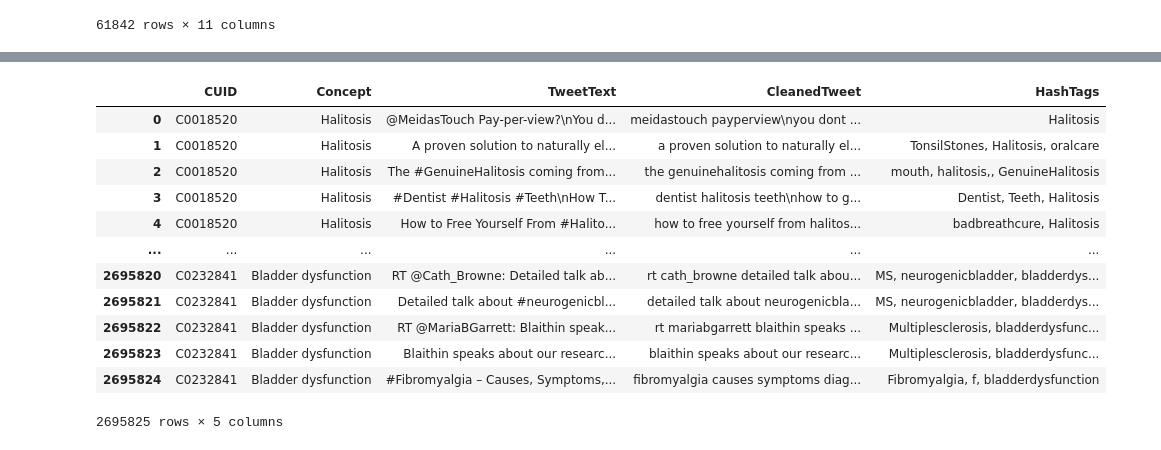
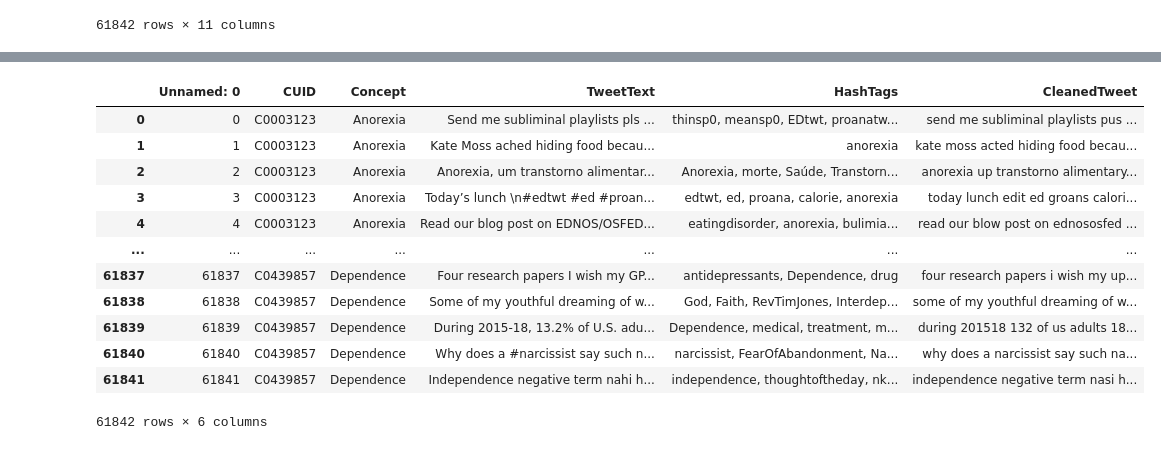
Before and after one commit to Nagmashaik123/MedConcepts, a Jupyter notebook: FinalConcatination.ipynb, the cells around one changed output, grey strips where cells are left out. Cells and saved outputs as stored; diff of their text form; code cells hidden in the pictures.

```diff
--- a/FinalConcatination.ipynb
+++ b/FinalConcatination.ipynb
@@ -53,24 +55,25 @@ df.to_csv('concatFile1.csv')
+# %%
+df2= pd.read_csv('concatFile1.csv')
+df2
+# %% [output]
+|  | Unnamed: 0 | CUID | Concept | TweetText | HashTags | CleanedTweet |
+| 0 | 0 | C0003123 | Anorexia | Send me subliminal playlists pls ... | thinsp0, meansp0, EDtwt, proanatw... | send me subliminal playlists pus ... |
+| 1 | 1 | C0003123 | Anorexia | Kate Moss ached hiding food becau... | anorexia | kate moss acted hiding food becau... |
+| 2 | 2 | C0003123 | Anorexia | Anorexia, um transtorno alimentar... | Anorexia, morte, Saúde, Transtorn... | anorexia up transtorno alimentary... |
+| 3 | 3 | C0003123 | Anorexia | Today’s lunch \n#edtwt #ed #proan... | edtwt, ed, proana, calorie, anorexia | today lunch edit ed groans calori... |
+| 4 | 4 | C0003123 | Anorexia | Read our blog post on EDNOS/OSFED... | eatingdisorder, anorexia, bulimia... | read our blow post on ednososfed ... |
+| ... | ... | ... | ... | ... | ... | ... |
+| 61837 | 61837 | C0439857 | Dependence | Four research papers I wish my GP... | antidepressants, Dependence, drug | four research papers i wish my up... |
+| 61838 | 61838 | C0439857 | Dependence | Some of my youthful dreaming of w... | God, Faith, RevTimJones, Interdep... | some of my youthful dreaming of w... |
+| 61839 | 61839 | C0439857 | Dependence | During 2015-18, 13.2% of U.S. adu... | Dependence, medical, treatment, m... | during 201518 132 of us adults 18... |
+| 61840 | 61840 | C0439857 | Dependence | Why does a #narcissist say such n... | narcissist, FearOfAbandonment, Na... | why does a narcissist say such na... |
+| 61841 | 61841 | C0439857 | Dependence | Independence negative term nahi h... | independence, thoughtoftheday, nk... | independence negative term nasi h... |
+61842 rows × 6 columns
 # %%
-df2= pd.read_csv('CleanedMedicalConcepts.csv')
+df3= pd.read_csv('CleanedMedicalConcepts.csv')
 
 # Dropping unnamed columns
-df2.drop(df2.columns[df2.columns.str.contains('unnamed',case = False)],axis = 1, inplace = True)
-df2
 
-df2.drop(['AuthorID', 'CreatedDate','Language','CleanHashTags'], axis = 1)
+df3=df3.drop(['AuthorID', 'CreatedDate','Language','CleanHashTags'], axis = 1)
-# %% [output]
-|  | CUID | Concept | TweetText | CleanedTweet | HashTags |
-| 0 | C0018520 | Halitosis | @MeidasTouch Pay-per-view?\nYou d... | meidastouch payperview\nyou dont ... | Halitosis |
-| 1 | C0018520 | Halitosis | A proven solution to naturally el... | a proven solution to naturally el... | TonsilStones, Halitosis, oralcare |
-| 2 | C0018520 | Halitosis | The #GenuineHalitosis coming from... | the genuinehalitosis coming from ... | mouth, halitosis,, GenuineHalitosis |
-| 3 | C0018520 | Halitosis | #Dentist #Halitosis #Teeth\nHow T... | dentist halitosis teeth\nhow to g... | Dentist, Teeth, Halitosis |
-| 4 | C0018520 | Halitosis | How to Free Yourself From #Halito... | how to free yourself from halitos... | badbreathcure, Halitosis |
-| ... | ... | ... | ... | ... | ... |
-| 2695820 | C0232841 | Bladder dysfunction | RT @Cath_Browne: Detailed talk ab... | rt cath_browne detailed talk abou... | MS, neurogenicbladder, bladderdys... |
-| 2695821 | C0232841 | Bladder dysfunction | Detailed talk about #neurogenicbl... | detailed talk about neurogenicbla... | MS, neurogenicbladder, bladderdys... |
-| 2695822 | C0232841 | Bladder dysfunction | RT @MariaBGarrett: Blaithin speak... | rt mariabgarrett blaithin speaks ... | Multiplesclerosis, bladderdysfunc... |
-| 2695823 | C0232841 | Bladder dysfunction | Blaithin speaks about our researc... | blaithin speaks about our researc... | Multiplesclerosis, bladderdysfunc... |
-| 2695824 | C0232841 | Bladder dysfunction | #Fibromyalgia – Causes, Symptoms,... | fibromyalgia causes symptoms diag... | Fibromyalgia, f, bladderdysfunction |
-2695825 rows × 5 columns
 # %%
 columns_titles = ["CUID","Concept","TweetText","HashTags","CleanedTweet"]
```
Also changed, not shown: parts of 10 cells of this notebook.
